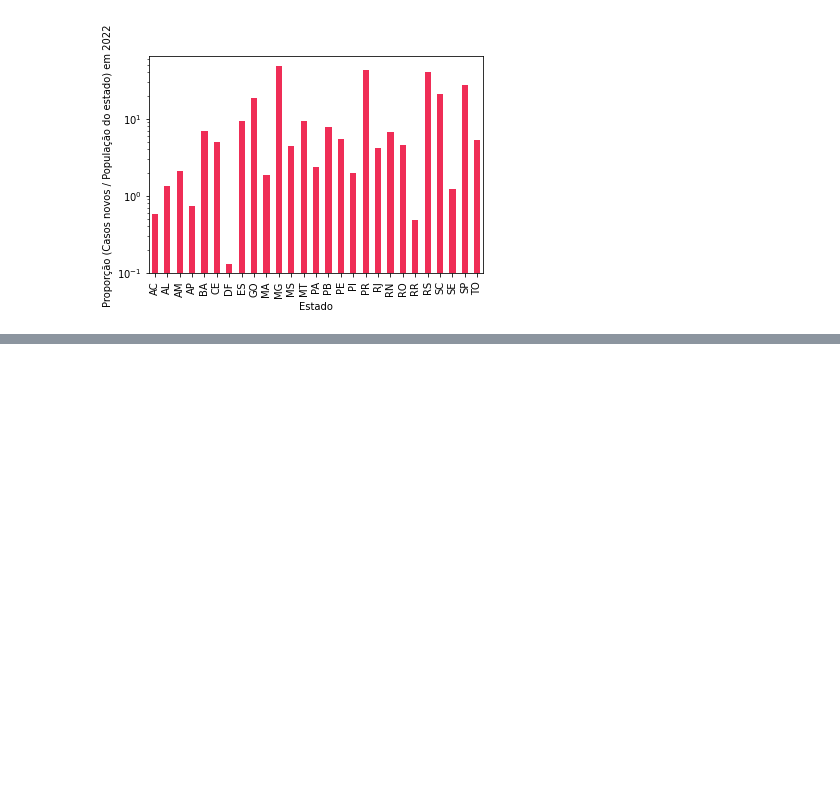
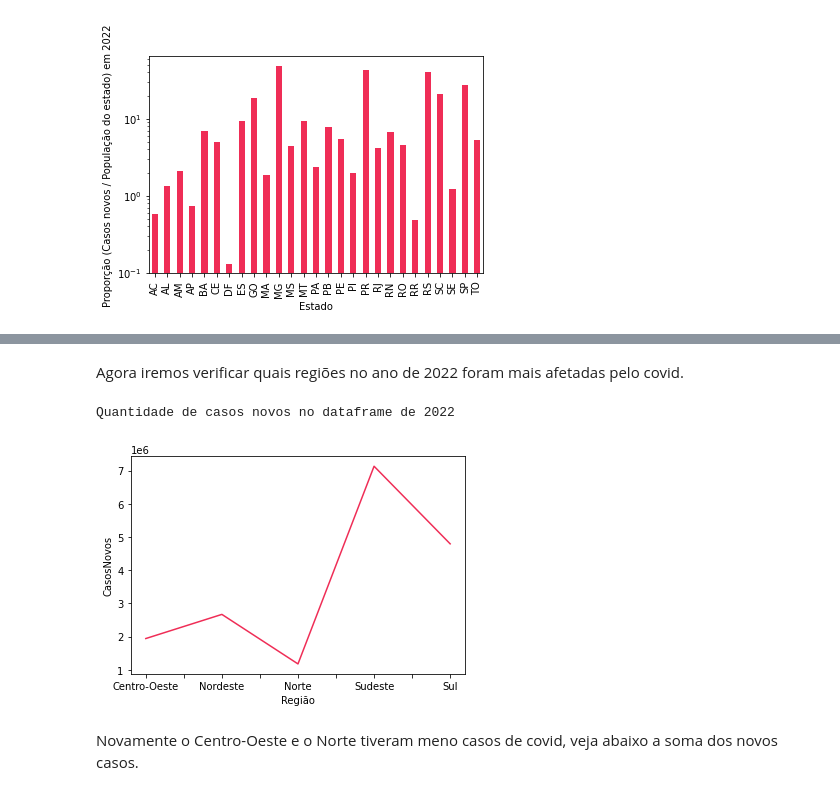
Before and after one commit to GabriellMiranda/TP-Dados-Analise-de-dados-de-covid, a Jupyter notebook: Trabalho_de_Dados.ipynb, the cells around one changed output, grey strips where cells are left out. Drawn from its saved outputs; the diff is of its cells as text; code cells hidden in the pictures; blank space fills up the shorter version.

```diff
--- a/Trabalho_de_Dados.ipynb
+++ b/Trabalho_de_Dados.ipynb
@@ -604,0 +616,14 @@ plt.show()
+# %% [markdown]
+Agora iremos verificar quais regiões no ano de 2022 foram mais afetadas pelo covid.
+# %%
+casosNovos2022  = RegioesBrasil2022.groupby('regiao')
+casosNovos2022.sum()['casosNovos'].plot(c='#EF2D56')
+plt.ylabel('CasosNovos')
+plt.xlabel('Região')
+print("Quantidade de casos novos no dataframe de 2022")
+plt.show()
+# %% [output]
+Quantidade de casos novos no dataframe de 2022
+[figure, added]
+# %% [markdown]
+Novamente o Centro-Oeste e o Norte tiveram meno casos de covid, veja abaixo a soma dos novos casos.
```
Also changed, not shown: parts of 20 cells of this notebook.
